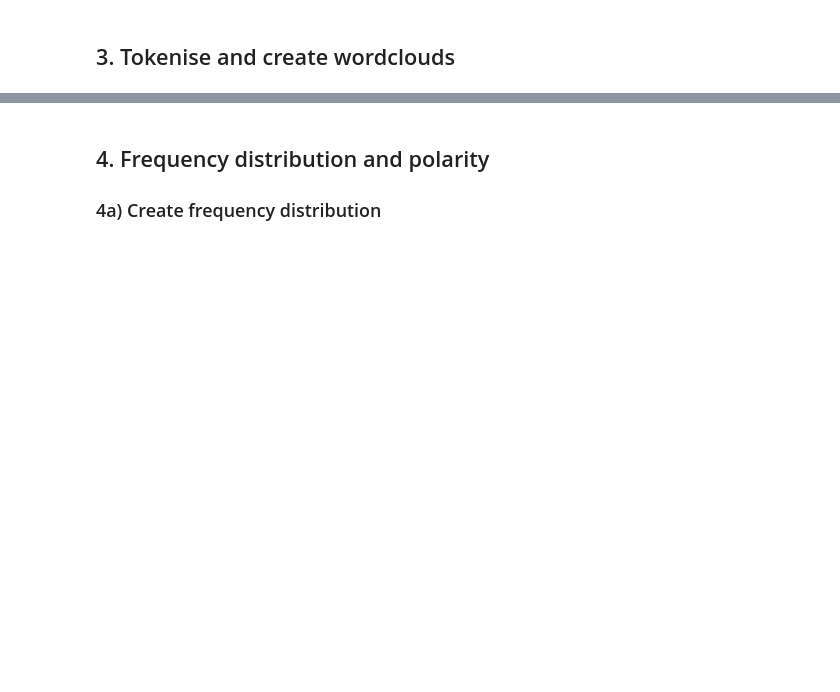
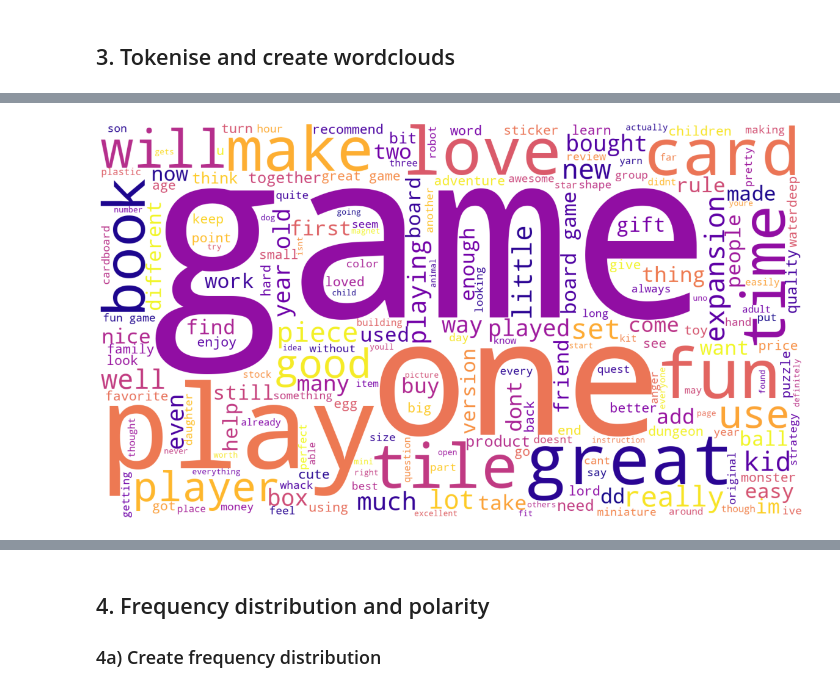
Before and after one commit to feinwc/LSE_DA301_assignment, a Jupyter notebook: Nai-Wen Chung_LSE_DA301_Assignment_EDA.ipynb, the cells around one changed output, grey strips where cells are left out. Saved outputs shown, nothing was run; the diff lists cells and outputs as text; code cells hidden in the pictures; blank space fills up the shorter version.

```diff
--- a/Nai-Wen Chung_LSE_DA301_Assignment_EDA.ipynb
+++ b/Nai-Wen Chung_LSE_DA301_Assignment_EDA.ipynb
@@ -680,7 +756,11 @@ ModuleNotFoundError: No module named 'wordcloud'
 # %% [markdown]
 ### 2c) Drop duplicates in both columns
 # %%
+# Check the duplicated in both columns.
+df3.review.duplicated().sum()
+
 # Drop duplicates in both columns.
-
-
+review = df3.drop_duplicates(subset=['review'])
+review.reset_index(inplace=True)
 # View DataFrame.
+review
@@ -688,6 +805,6 @@ ModuleNotFoundError: No module named 'wordcloud'
 ## 3. Tokenise and create wordclouds
 # %%
 # Create new DataFrame (copy DataFrame).
-
-
+review1 = review[['index', 'review']]
 # View DataFrame.
+review1
@@ -694,5 +844,6 @@ ModuleNotFoundError: No module named 'wordcloud'
 # %%
 # Apply tokenisation to both columns.
-
+review1['tokens'] = review1['review'].apply(word_tokenize)
 
 # View DataFrame.
+review1
@@ -699,6 +884,31 @@ ModuleNotFoundError: No module named 'wordcloud'
 # %%
 # Review: Create a word cloud.
+
+# Define an empty list of tokens.
+all_review_tokens = []
+
+for i in range(review1.shape[0]):
+    # Add each token to the list.
+    all_review_tokens = all_review_tokens + review1['tokens'][i]
+
+# Define an empty string variable for WordCloud.
+review1_string = ''
+for value in all_review_tokens:
+    # Add each filtered token word to the string.
+    review1_string = review1_string + value + ' '
+
+wordcloud_review = WordCloud(width = 1600, height = 900,
+                background_color ='white',
+                colormap='plasma',
+                min_font_size = 10).generate(review1_string)
 # %%
 # Review: Plot the WordCloud image.
+plt.figure(figsize = (16, 9), facecolor = None)
+plt.imshow(wordcloud_review)
+plt.axis('off')
+plt.tight_layout(pad = 0)
+plt.show()
+# %% [output]
+[figure, added]
 # %%
 # Summary: Create a word cloud.
```
Also changed, not shown: parts of 42 cells of this notebook.
